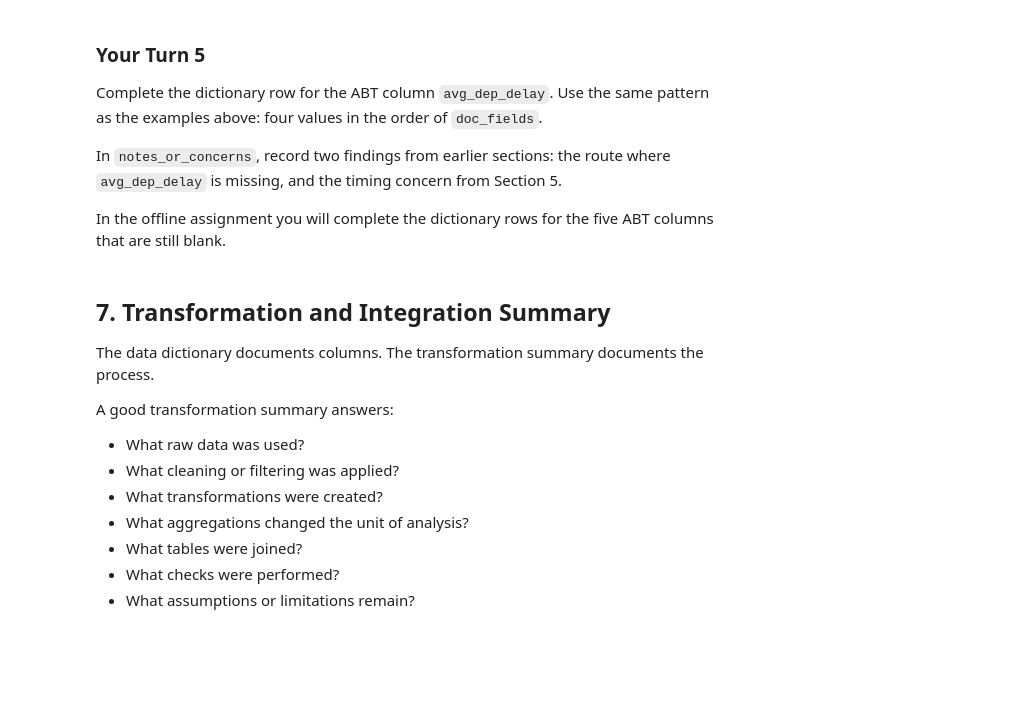
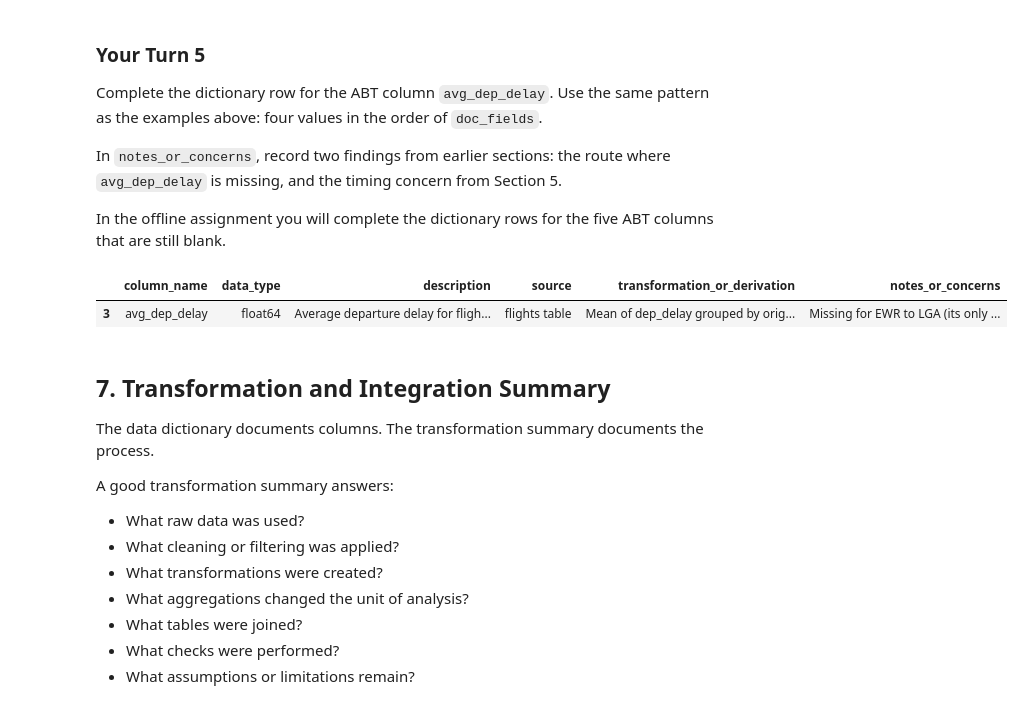
Before and after one commit to atul-utsa/ban6003-w11-abt-documentation-template-atul, a Jupyter notebook: notebooks/module11_abt_documentation_guided_lab.ipynb, the cells around one changed output. Cells and saved outputs as stored; diff of their text form; code cells hidden in the pictures; blank space fills up the shorter version.

```diff
--- a/notebooks/module11_abt_documentation_guided_lab.ipynb
+++ b/notebooks/module11_abt_documentation_guided_lab.ipynb
@@ -394,14 +528,23 @@ In the offline assignment you will complete the dictionary rows for the five ABT
 # %%
 # Your Turn 5 - document the ABT column avg_dep_delay (one dictionary row).
 # Replace the four empty strings, in the order of doc_fields, then run the cell.
 your_turn_entries = {
-    "avg_dep_delay": ["", "", "", ""],
+    "avg_dep_delay": [
+        "Average departure delay for flights on the route, in minutes", "flights table",
+        "Mean of dep_delay grouped by origin and destination",
+        "Missing for EWR to LGA (its only flight was cancelled, same as avg_arr_delay); measured on the same "
+        "flights as the target and correlates 0.83 with avg_arr_delay, so it is not known at prediction time "
+        "and would leak target information if used as a predictor"
+    ],
 }
 
 for abt_column, values in your_turn_entries.items():
     data_dictionary.loc[data_dictionary["column_name"] == abt_column, doc_fields] = values
 
 data_dictionary[data_dictionary["column_name"] == "avg_dep_delay"]
+# %% [output]
+|  | column_name | data_type | description | source | transformation_or_derivation | notes_or_concerns |
+| 3 | avg_dep_delay | float64 | Average departure delay for fligh... | flights table | Mean of dep_delay grouped by orig... | Missing for EWR to LGA (its only ... |
 # %% [markdown]
 ## 7. Transformation and Integration Summary
 
```
Also changed, not shown: parts of 31 cells of this notebook, 3 other files.
